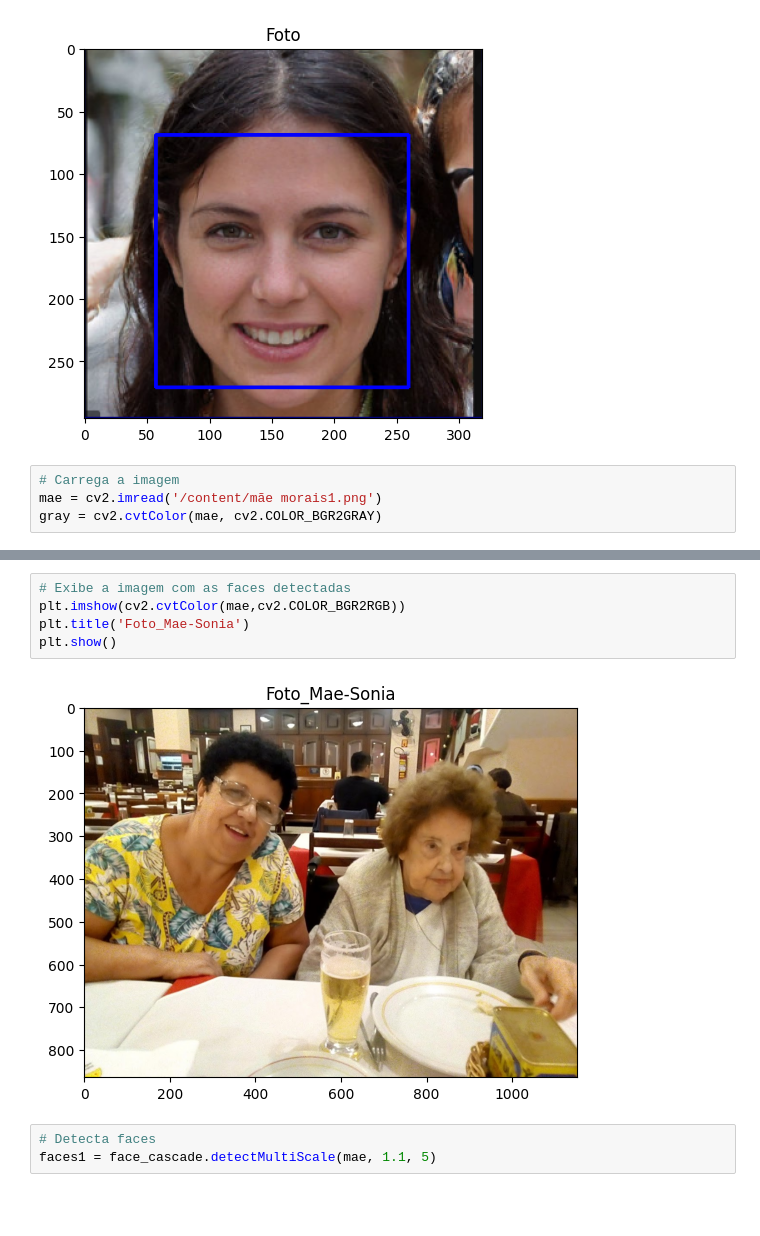
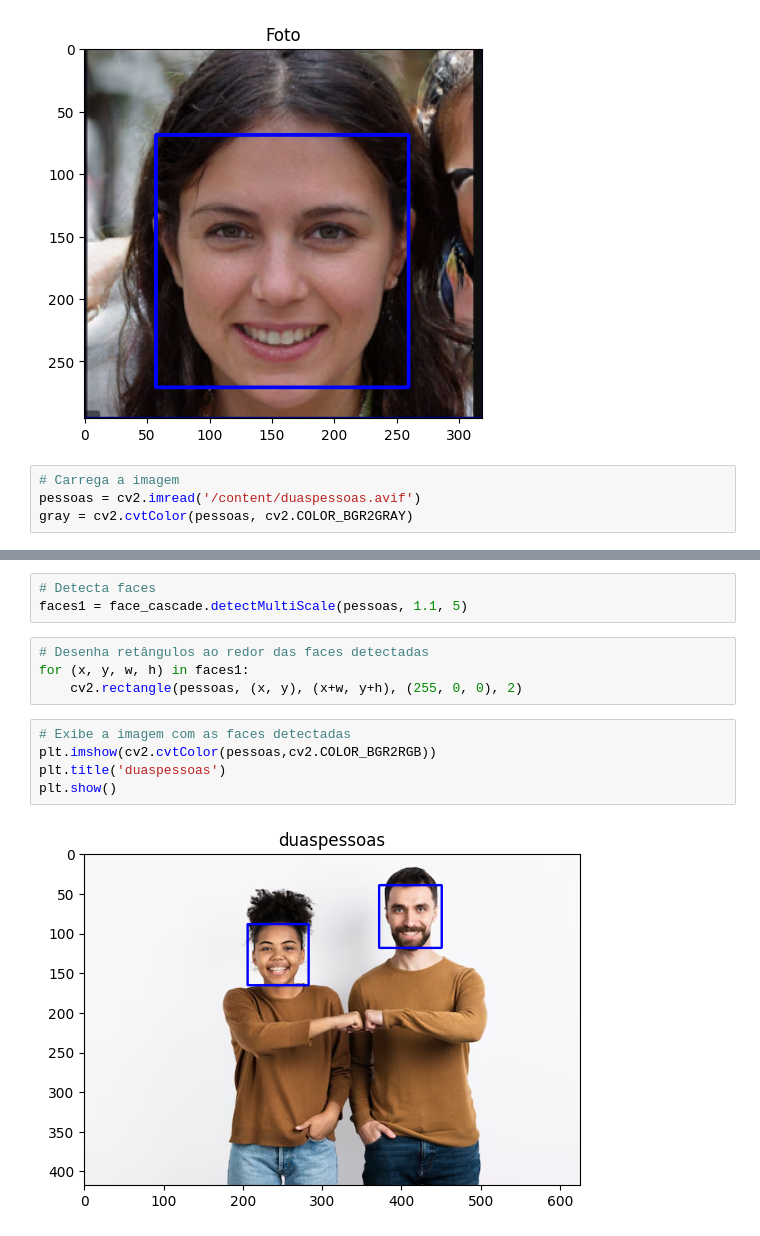
Before and after one commit to anapaulalttrav/Deteccaoimagem, a Jupyter notebook: DETECÇÃO_IMAGEM_com_opencv_curso_fazer_retangulo_nos_rostos_oficina_14_4_2026.ipynb, the cells around one changed output, grey strips where cells are left out. Saved outputs shown, nothing was run; the diff lists cells and outputs as text; blank space fills up the shorter version.

```diff
--- a/DETECÇÃO_IMAGEM_com_opencv_curso_fazer_retangulo_nos_rostos_oficina_14_4_2026.ipynb
+++ b/DETECÇÃO_IMAGEM_com_opencv_curso_fazer_retangulo_nos_rostos_oficina_14_4_2026.ipynb
@@ -86,5 +86,5 @@ plt.show()
 [figure]
 # %%
 # Carrega a imagem
-mae = cv2.imread('/content/mãe morais1.png')
-gray = cv2.cvtColor(mae, cv2.COLOR_BGR2GRAY)
+pessoas = cv2.imread('/content/duaspessoas.avif')
+gray = cv2.cvtColor(pessoas, cv2.COLOR_BGR2GRAY)
@@ -91,10 +98,14 @@ gray = cv2.cvtColor(mae, cv2.COLOR_BGR2GRAY)
+# %%
+# Detecta faces
+faces1 = face_cascade.detectMultiScale(pessoas, 1.1, 5)
+# %%
+# Desenha retângulos ao redor das faces detectadas
+for (x, y, w, h) in faces1:
+    cv2.rectangle(pessoas, (x, y), (x+w, y+h), (255, 0, 0), 2)
 # %%
 # Exibe a imagem com as faces detectadas
-plt.imshow(cv2.cvtColor(mae,cv2.COLOR_BGR2RGB))
-plt.title('Foto_Mae-Sonia')
+plt.imshow(cv2.cvtColor(pessoas,cv2.COLOR_BGR2RGB))
+plt.title('duaspessoas')
 plt.show()
 # %% [output]
-[figure, old version]
+[figure, new version]
-# %%
-# Detecta faces
-faces1 = face_cascade.detectMultiScale(mae, 1.1, 5)
```
Also changed, not shown: parts of 8 cells of this notebook.
